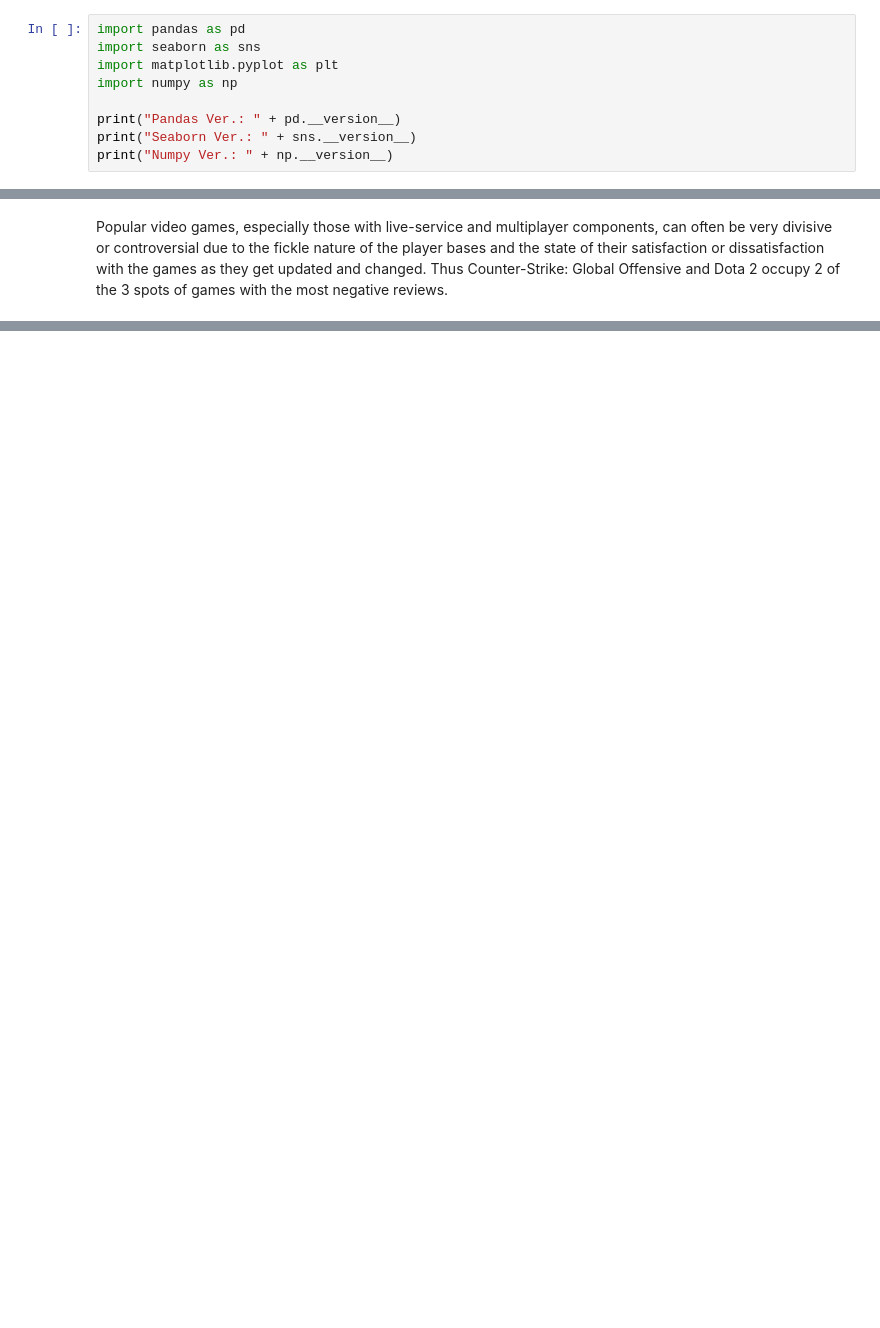
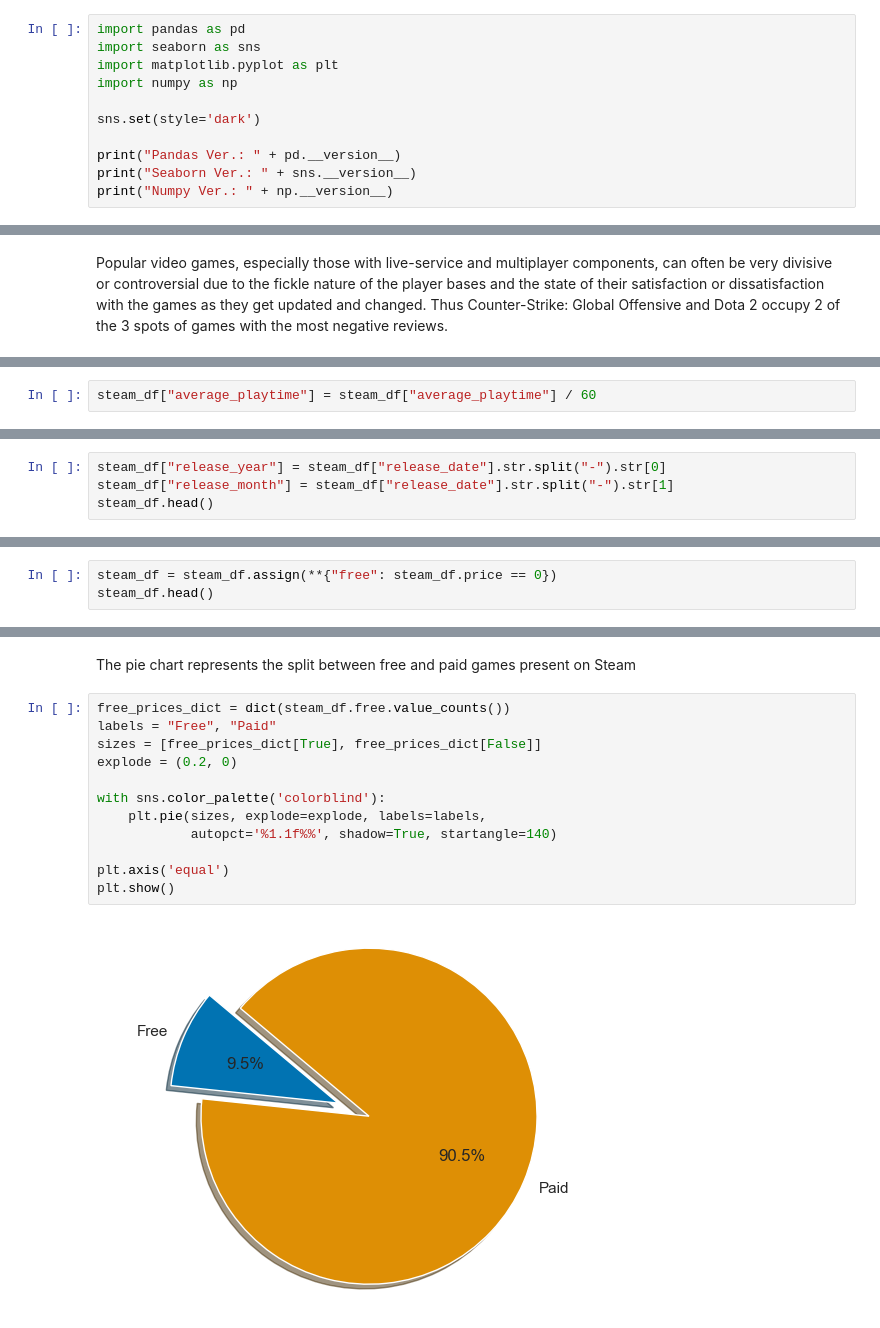
Before and after one commit to paulosuchoj/steam-data-analysis, a Jupyter notebook: steam-data-analysis.ipynb, the cells around one changed output, grey strips where cells are left out. Drawn from its saved outputs; the diff is of its cells as text; blank space fills up the shorter version.

```diff
--- a/steam-data-analysis.ipynb
+++ b/steam-data-analysis.ipynb
@@ -4,6 +4,8 @@ import seaborn as sns
 import matplotlib.pyplot as plt
 import numpy as np
 
+sns.set(style='dark')
+
 print("Pandas Ver.: " + pd.__version__)
 print("Seaborn Ver.: " + sns.__version__)
 print("Numpy Ver.: " + np.__version__)
@@ -249,0 +261,2 @@ Popular video games, especially those with live-service and multiplayer componen
+# %%
+steam_df["average_playtime"] = steam_df["average_playtime"] / 60
@@ -249,0 +309,4 @@ Popular video games, especially those with live-service and multiplayer componen
+# %%
+steam_df["release_year"] = steam_df["release_date"].str.split("-").str[0]
+steam_df["release_month"] = steam_df["release_date"].str.split("-").str[1]
+steam_df.head()
@@ -249,0 +322,3 @@ Popular video games, especially those with live-service and multiplayer componen
+# %%
+steam_df = steam_df.assign(**{"free": steam_df.price == 0})
+steam_df.head()
@@ -249,0 +332,16 @@ Popular video games, especially those with live-service and multiplayer componen
+# %% [markdown]
+The pie chart represents the split between free and paid games present on Steam
+# %%
+free_prices_dict = dict(steam_df.free.value_counts())
+labels = "Free", "Paid"
+sizes = [free_prices_dict[True], free_prices_dict[False]]
+explode = (0.2, 0)
+
+with sns.color_palette('colorblind'):
+    plt.pie(sizes, explode=explode, labels=labels,
+            autopct='%1.1f%%', shadow=True, startangle=140)
+
+plt.axis('equal')
+plt.show()
+# %% [output]
+[figure, added]
```
Also changed, not shown: parts of 36 cells of this notebook.
